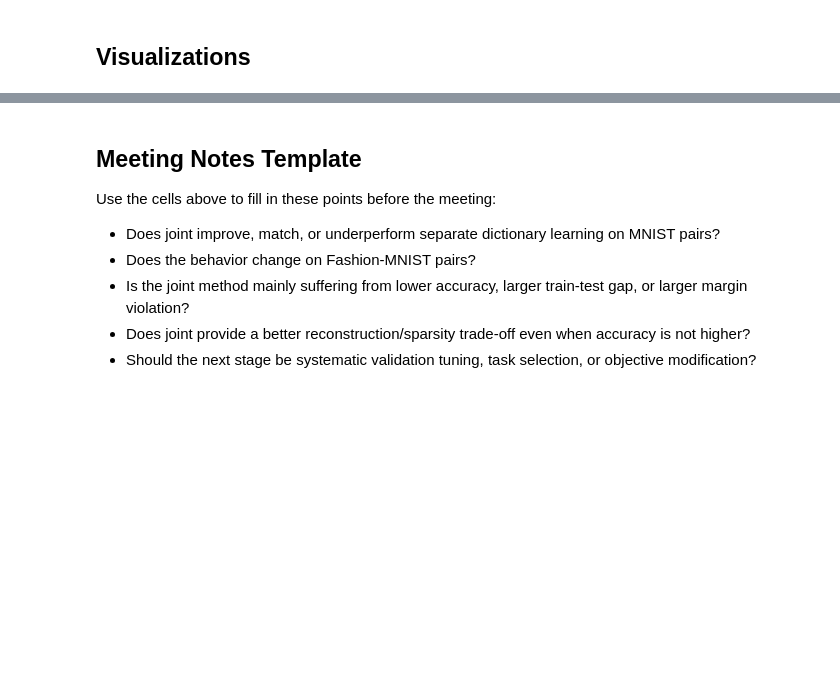
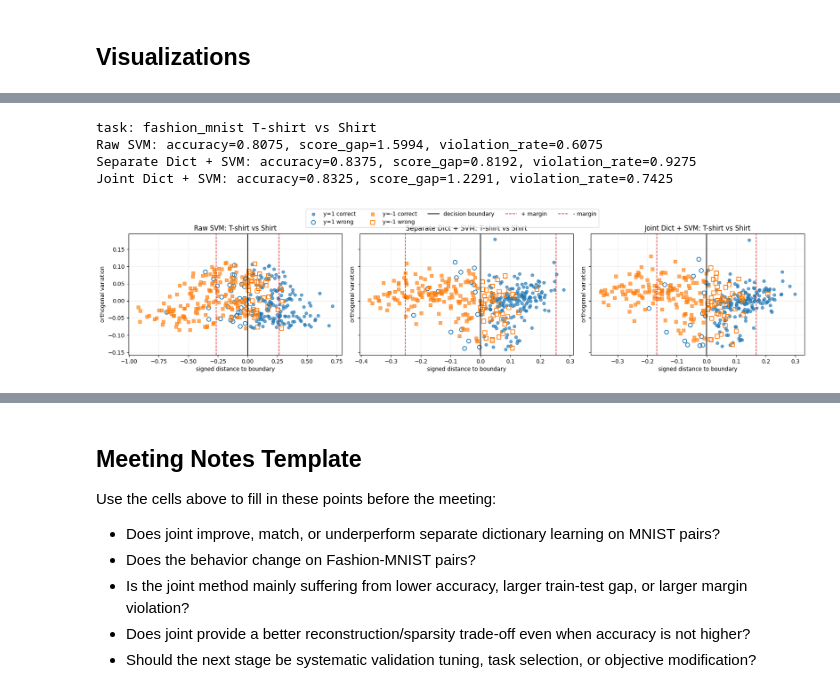
Before and after one commit to ccchloe510/FYP, a Jupyter notebook: notebooks/07_multi_pair_results.ipynb, the cells around one changed output, grey strips where cells are left out. Cells and saved outputs as stored; diff of their text form; code cells hidden in the pictures; blank space fills up the shorter version.

```diff
--- a/notebooks/07_multi_pair_results.ipynb
+++ b/notebooks/07_multi_pair_results.ipynb
@@ -303,0 +334,58 @@ plt.show()
+# %%
+# Choose one representative task for explainability.
+# Change this if you want to explain another pair.
+explain_task = next(task for task in tasks if task.dataset == 'fashion_mnist' and task.name == 'T-shirt vs Shirt')
+X_train_e, y_train_e, X_val_e, y_val_e, X_test_e, y_test_e = load_task(explain_task)
+
+# Raw SVM explanation data.
+raw_model_e = next(result['raw']['model'] for result in task_results if result['task']['dataset'] == explain_task.dataset and result['task']['name'] == explain_task.name)
+raw_w_e = raw_model_e.coef_.reshape(-1)
+raw_b_e = float(raw_model_e.intercept_[0])
+
+# Separate dictionary + SVM explanation data.
+separate_result_e = next(result['separate'] for result in task_results if result['task']['dataset'] == explain_task.dataset and result['task']['name'] == explain_task.name)
+separate_model_e = separate_result_e['model']
+separate_C_test_e = separate_result_e['codes_test']
+separate_w_e = separate_model_e.coef_.reshape(-1)
+separate_b_e = float(separate_model_e.intercept_[0])
+
+# Joint explanation data.
+joint_result_e = next(result['joint']['result'] for result in task_results if result['task']['dataset'] == explain_task.dataset and result['task']['name'] == explain_task.name)
+joint_params_e = joint_result_e['params']
+joint_C_test_e = infer_codes_with_dictionary(
+    X=X_test_e,
+    D=joint_params_e['D'],
+    mu=joint_hyper.mu,
+    initial_step=joint_hyper.initial_step,
+    backtracking_shrink=joint_hyper.backtracking_shrink,
+    backtracking_min_step=joint_hyper.backtracking_min_step,
+    max_iter=joint_hyper.max_iter,
+    tol=joint_hyper.tol,
+)
+
+margin_views = {
+    'Raw SVM': svm_margin_projection(X_test_e, y_test_e, raw_w_e, raw_b_e),
+    'Separate Dict + SVM': svm_margin_projection(separate_C_test_e, y_test_e, separate_w_e, separate_b_e),
+    'Joint Dict + SVM': svm_margin_projection(joint_C_test_e, y_test_e, joint_params_e['w'], float(joint_params_e['b'])),
+}
+
+print('task:', explain_task.dataset, explain_task.name)
+for method, projection in margin_views.items():
+    acc = float(np.mean(projection['predictions'] == y_test_e))
+    violation = float(np.mean(y_test_e * projection['scores'] < 1.0))
+    print(f"{method}: accuracy={acc:.4f}, score_gap={float(projection['score_gap']):.4f}, violation_rate={violation:.4f}")
+# %% [output]
+task: fashion_mnist T-shirt vs Shirt
+Raw SVM: accuracy=0.8075, score_gap=1.5994, violation_rate=0.6075
+Separate Dict + SVM: accuracy=0.8375, score_gap=0.8192, violation_rate=0.9275
+Joint Dict + SVM: accuracy=0.8325, score_gap=1.2291, violation_rate=0.7425
+# %%
+fig, axes = plt.subplots(1, 3, figsize=(18, 4), sharey=True)
+for ax, (method, projection) in zip(axes, margin_views.items()):
+    plot_svm_margin_projection(projection, ax=ax, title=f'{method}: {explain_task.name}')
+handles, labels = axes[-1].get_legend_handles_labels()
+fig.legend(handles, labels, loc='upper center', ncol=5, bbox_to_anchor=(0.5, 1.08))
+fig.tight_layout()
+plt.show()
+# %% [output]
+[figure, added]
```
Also changed, not shown: parts of 7 cells of this notebook, 9 other files.
